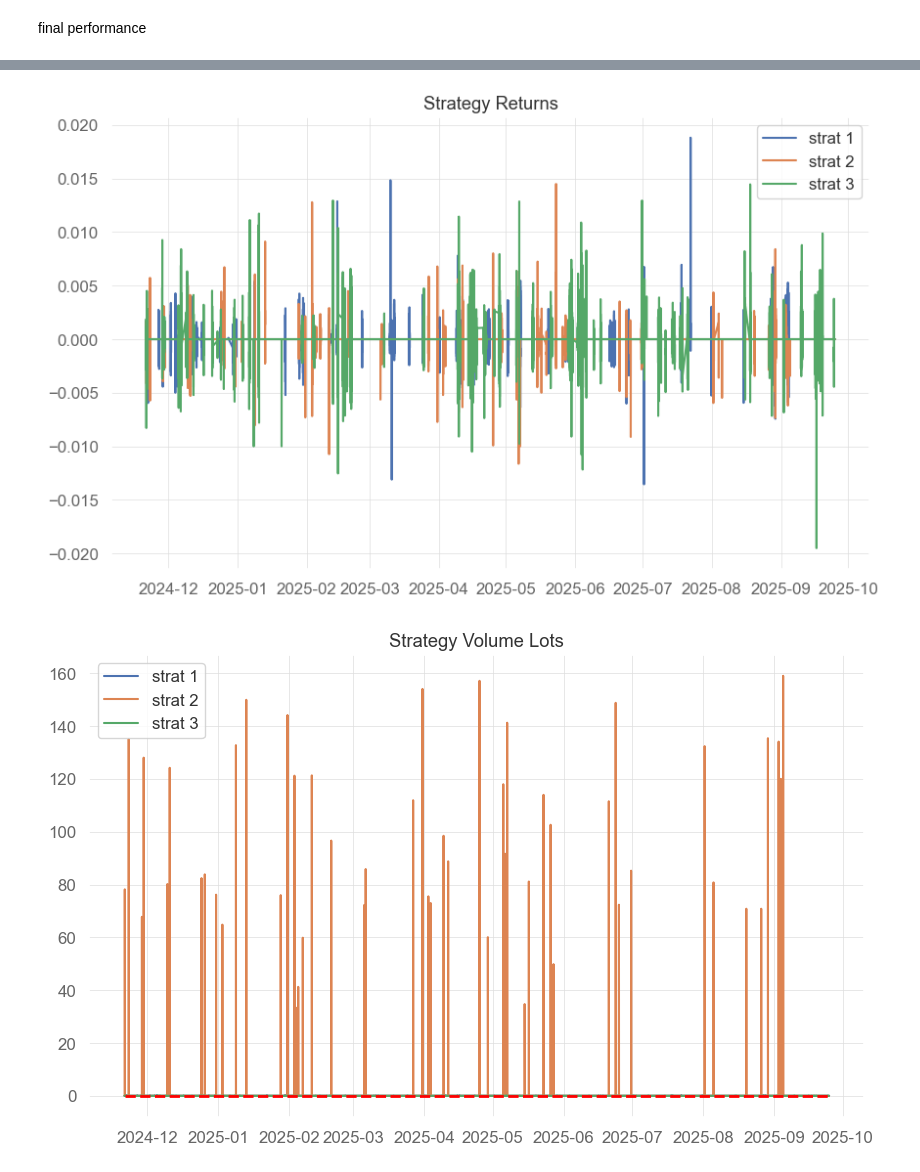
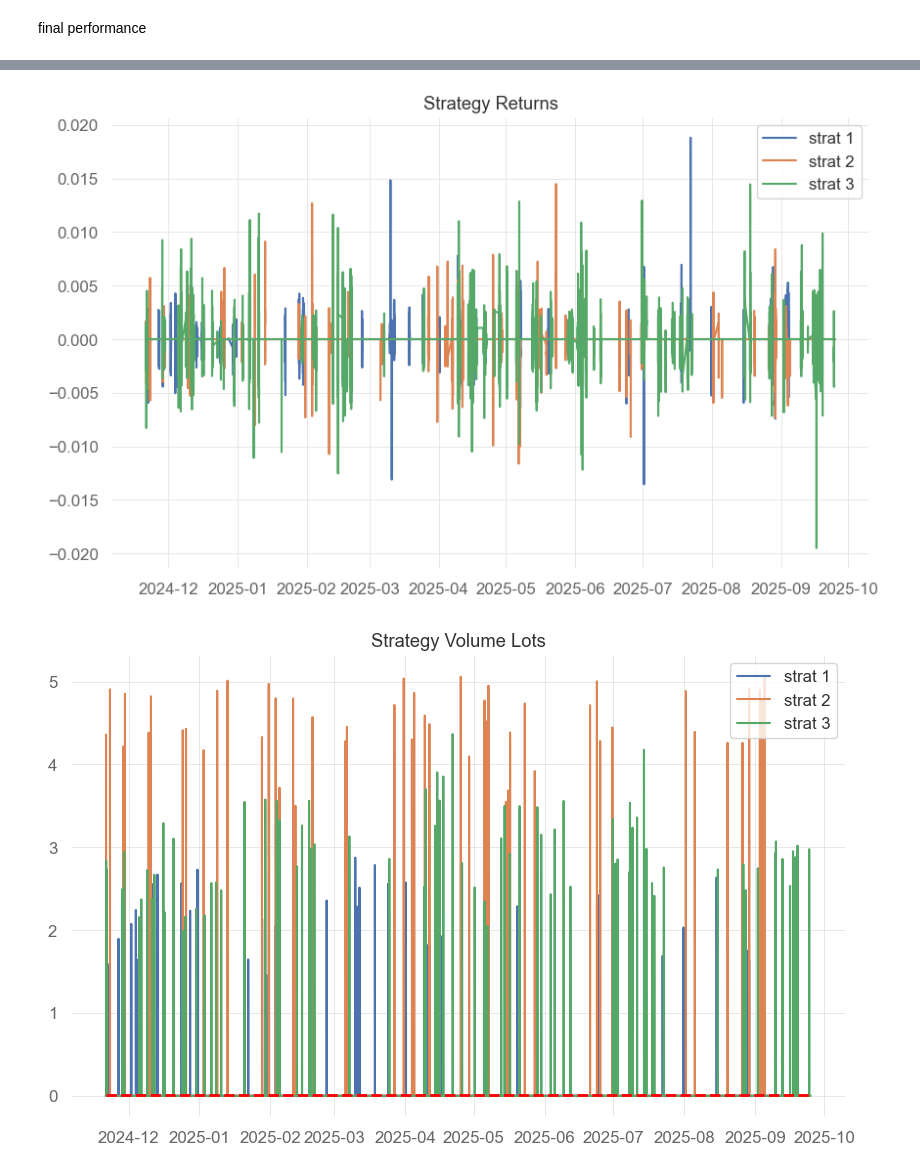
Before and after one commit to AmjadSaidam/FTMO-MT5-Trading-Bot, a Jupyter notebook: notebooks/backtest.ipynb, the cells around one changed output, grey strips where cells are left out. Saved outputs shown, nothing was run; the diff lists cells and outputs as text; code cells hidden in the pictures.

Commit message:
fix: re-ran strategy backtest to reflect optimisation changes

```diff
--- a/notebooks/backtest.ipynb
+++ b/notebooks/backtest.ipynb
@@ -168,11 +166,18 @@ def run_wfa(data: pd.DataFrame,
             strat: backtest.SignalFunc,
             model_ensemble: bool = True,
             strat_kwargs: dict = {},
+            days_in_year: int = 252,
             train_frac: float = 0.05,
             eval_frac: float = 0.01,
-            commission_value: float = 0.00065):
+            commission_value: float = 0.0,
+            slippage_dollars: float = 0.0,
+            spread_dollars: float = 0.0):
     """
     """
+    # env variables
+    frac_risked = 0.02
+    consec_losses = 2
+
     # results
     eval_adj_returns = np.array([])
     eval_volume_lots = np.array([])
@@ -212,7 +217,9 @@ def run_wfa(data: pd.DataFrame,
                                        account_balance = acc_balance,
                                        strat_kwargs = strat_kwargs,
                                        atr_multilpiers = atr_multipliers,
-                                       risk_rewards = risk_rewards)
+                                       risk_rewards = risk_rewards,
+                                       fraction_risked = frac_risked,
+                                       consec_loss_guard = consec_losses)
         gd_output = run_grid_search(gd_inputs)
         gd_summary_stats = grid_search_statistics(gd_output,
                                                   risk_rewards,
@@ -241,10 +248,13 @@ def run_wfa(data: pd.DataFrame,
                                                    signal_fc = strat,
                                                    signal_kwargs = strat_kwargs,
                                                    account_balance = equity,
+                                                   risk_per_trade = frac_risked,
                                                    atr_multiplier = opt_atr,
                                                    risk_reward = opt_rr,
-                                                   consecutive_loss_before_skip = 2,
+                                                   consecutive_loss_before_skip = consec_losses,
                                                    ensamble_signal_validation = ensemble.model if model_ensemble else None,
+                                                   slippage_dollar = slippage_dollars,
+                                                   spread_dollar = spread_dollars,
                                                    commission_pct = commission_value) # account for round trip fee
         eval_df = eval_backtest['data']
 
@@ -298,15 +308,15 @@ def run_wfa(data: pd.DataFrame,
     wfa_summary['no_is_days_batch'] = (train_sets[0].index.max() - wfa_start_time).days
     wfa_summary['no_oos_5m_batch'] = len(eval_sets[0])
     wfa_summary['no_oos_trades'] = sum(no_oos_trades_per_batch)
+    wfa_summary['sharpe_annualised'] = (np.mean(eval_adj_returns) / np.std(eval_adj_returns) * days_in_year) if np.std(eval_adj_returns) > 0 else 0
     wfa_summary['prob_signal'] = wfa_summary['no_oos_trades'] / wfa_summary['backtest_duration_days'] if wfa_summary['backtest_duration_days'] > 0 else 0
     wfa_summary['win_percentage'] = sum(no_oos_w_trades_per_batch) / wfa_summary['no_oos_trades'] if wfa_summary['no_oos_trades'] > 0 else 0
     wfa_summary['avg_trade_rr'] = np.mean(oos_trade_rr, axis = -1)
     wfa_summary['required_win_rate_to_brake_even'] = abs(wfa_summary['avg_trade_rr']) / (1 + abs(wfa_summary['avg_trade_rr']))
-    wfa_summary['avg_trades_per_batch'] = int(np.mean(no_oos_trades_per_batch, axis = -1))
-    wfa_summary['avg_skipped_trades_per_batch'] = int(np.mean(skipped_trades_per_batch, axis = -1))
-    if model_ensemble:
-        wfa_summary['avg_ml_model_train_data_size'] = np.mean(ensemble_train_data_size, axis = -1)
-        wfa_summary['avg_ensemble_train_class_balance'] = np.round(sum(ensemble_no_w_per_batch) / sum(ensemble_train_data_size), 4) if sum(ensemble_train_data_size) > 0 else 0
+    wfa_summary['avg_trades_per_batch'] = float(np.mean(no_oos_trades_per_batch, axis = -1))
+    wfa_summary['avg_skipped_trades_per_batch'] = float(np.mean(skipped_trades_per_batch, axis = -1))
+    wfa_summary['avg_ml_model_train_data_size'] = np.mean(ensemble_train_data_size, axis = -1) if model_ensemble else 0
+    wfa_summary['avg_ensemble_train_class_balance'] = (np.round(sum(ensemble_no_w_per_batch) / sum(ensemble_train_data_size), 4) if sum(ensemble_train_data_size) > 0 else 0) if model_ensemble else 0
 
     return {
         'wfa_summary': wfa_summary,
@@ -346,0 +360,9 @@ NameError: name 'multi_timeframe_data' is not defined
+# %%
+# wfa outputs
+assets = ['GBPUSD', 'KO', 'BTCUSDT']
+for i, (key, payload) in enumerate(wfa_payloads.items()):
+    print(f'{key}: {assets[i]}')
+    print('-------------------------------------')
+    for k, v in payload['wfa_summary'].items():
+        print(f'{k}: {v}')
+    print('\n')
@@ -445,9 +487,10 @@ with warnings.catch_warnings():
     plt.show()
     # traded volume
     plt.title('Strategy Volume Lots')
-    plt.plot(eval_index, wfa_payloads['wfa_strat_0']['volume_lots'], label = 'strat 1')
-    plt.plot(eval_index, wfa_payloads['wfa_strat_1']['volume_lots'], label = 'strat 2')
-    plt.plot(eval_index, wfa_payloads['wfa_strat_2']['volume_lots'], label = 'strat 3')
+    log_vol = lambda vol_lots: np.array([abs(np.log(v)) if (v > 0) else v for v in vol_lots])
+    plt.plot(eval_index, log_vol(wfa_payloads['wfa_strat_0']['volume_lots']), label = 'strat 1')
+    plt.plot(eval_index, log_vol(wfa_payloads['wfa_strat_1']['volume_lots']), label = 'strat 2')
+    plt.plot(eval_index, log_vol(wfa_payloads['wfa_strat_2']['volume_lots']), label = 'strat 3')
     plt.hlines(0.01, eval_index[0], eval_index[-1], color = 'red', linestyle = '--', linewidth = 2)
     plt.legend()
     plt.show()
@@ -458,2 +501,2 @@ with warnings.catch_warnings():
-[figure, old version]
+[figure, new version]
-[figure, old version]
+[figure, new version]
```
Also changed, not shown: parts of 5 cells of this notebook.
